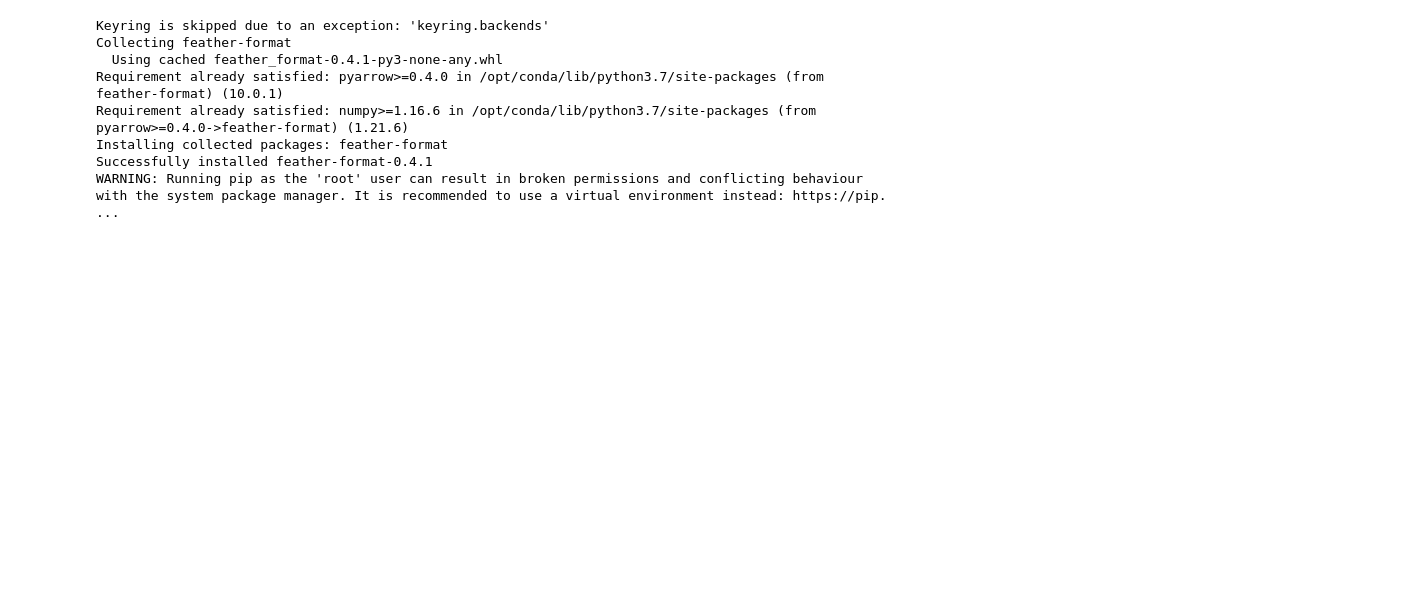
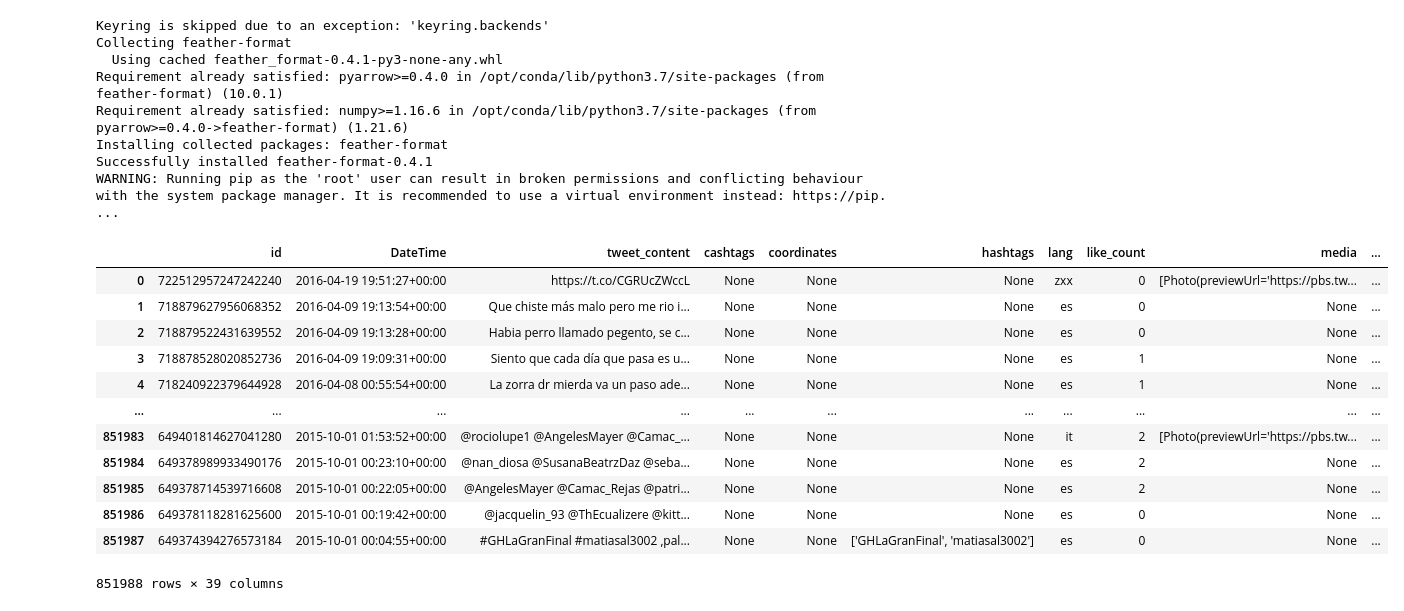
Before and after one commit to elizaveta-abel/MT5599-AWS, a Jupyter notebook: time_series/processing_tweets/NER.ipynb, the cells around one changed output. Saved outputs shown, nothing was run; the diff lists cells and outputs as text; code cells hidden in the pictures; blank space fills up the shorter version.

Commit message:
writing new cleaning script

```diff
--- a/time_series/processing_tweets/NER.ipynb
+++ b/time_series/processing_tweets/NER.ipynb
@@ -69,6 +83,7 @@ import json
 import unicodedata
 import html
 import tqdm
+from multiprocessing import Pool # multithreading
 
 def clean_tweet_helper(row):
 
@@ -99,7 +114,7 @@ def clean_tweet(df):
 
     df['tweet_clean'] = None
 
-    pool = Pool(processes=round(len(df.index)/1000))
+    pool = Pool(processes=round(len(df.index)/100))
 
     result_arr = []
 
@@ -111,7 +126,22 @@ def clean_tweet(df):
 
     return df
 # %%
-clean_tweet(df1)
+cleaned_df = clean_tweet(df1)
+cleaned_df
+# %% [output]
+|  | id | DateTime | tweet_content | cashtags | coordinates | hashtags | lang | like_count | media | ... |
+| 0 | 722512957247242240 | 2016-04-19 19:51:27+00:00 | https://t.co/CGRUcZWccL | None | None | None | zxx | 0 | [Photo(previewUrl='https://pbs.tw... | ... |
+| 1 | 718879627956068352 | 2016-04-09 19:13:54+00:00 | Que chiste más malo pero me rio i... | None | None | None | es | 0 | None | ... |
+| 2 | 718879522431639552 | 2016-04-09 19:13:28+00:00 | Habia perro llamado pegento, se c... | None | None | None | es | 0 | None | ... |
+| 3 | 718878528020852736 | 2016-04-09 19:09:31+00:00 | Siento que cada día que pasa es u... | None | None | None | es | 1 | None | ... |
+| 4 | 718240922379644928 | 2016-04-08 00:55:54+00:00 | La zorra dr mierda va un paso ade... | None | None | None | es | 1 | None | ... |
+| ... | ... | ... | ... | ... | ... | ... | ... | ... | ... | ... |
+| 851983 | 649401814627041280 | 2015-10-01 01:53:52+00:00 | @rociolupe1 @AngelesMayer @Camac_... | None | None | None | it | 2 | [Photo(previewUrl='https://pbs.tw... | ... |
+| 851984 | 649378989933490176 | 2015-10-01 00:23:10+00:00 | @nan_diosa @SusanaBeatrzDaz @seba... | None | None | None | es | 2 | None | ... |
+| 851985 | 649378714539716608 | 2015-10-01 00:22:05+00:00 | @AngelesMayer @Camac_Rejas @patri... | None | None | None | es | 2 | None | ... |
+| 851986 | 649378118281625600 | 2015-10-01 00:19:42+00:00 | @jacquelin_93 @ThEcualizere @kitt... | None | None | None | es | 0 | None | ... |
+| 851987 | 649374394276573184 | 2015-10-01 00:04:55+00:00 | #GHLaGranFinal #matiasal3002 ,pal... | None | None | ['GHLaGranFinal', 'matiasal3002'] | es | 0 | None | ... |
+851988 rows × 39 columns
 # %%
 from multiprocessing import Pool # multithreading
 
```
Also changed, not shown: parts of 8 cells of this notebook, 3 other files.
